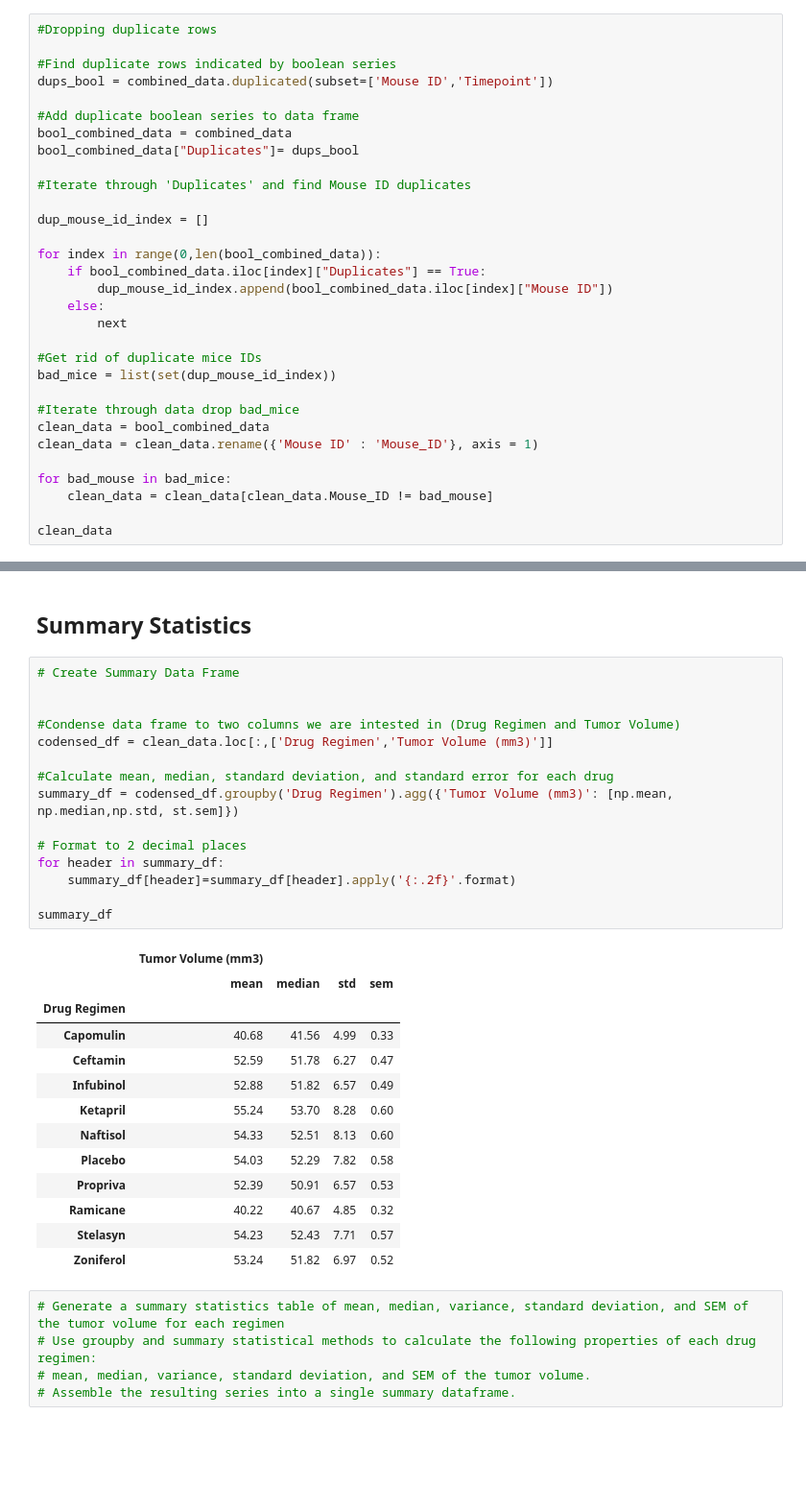
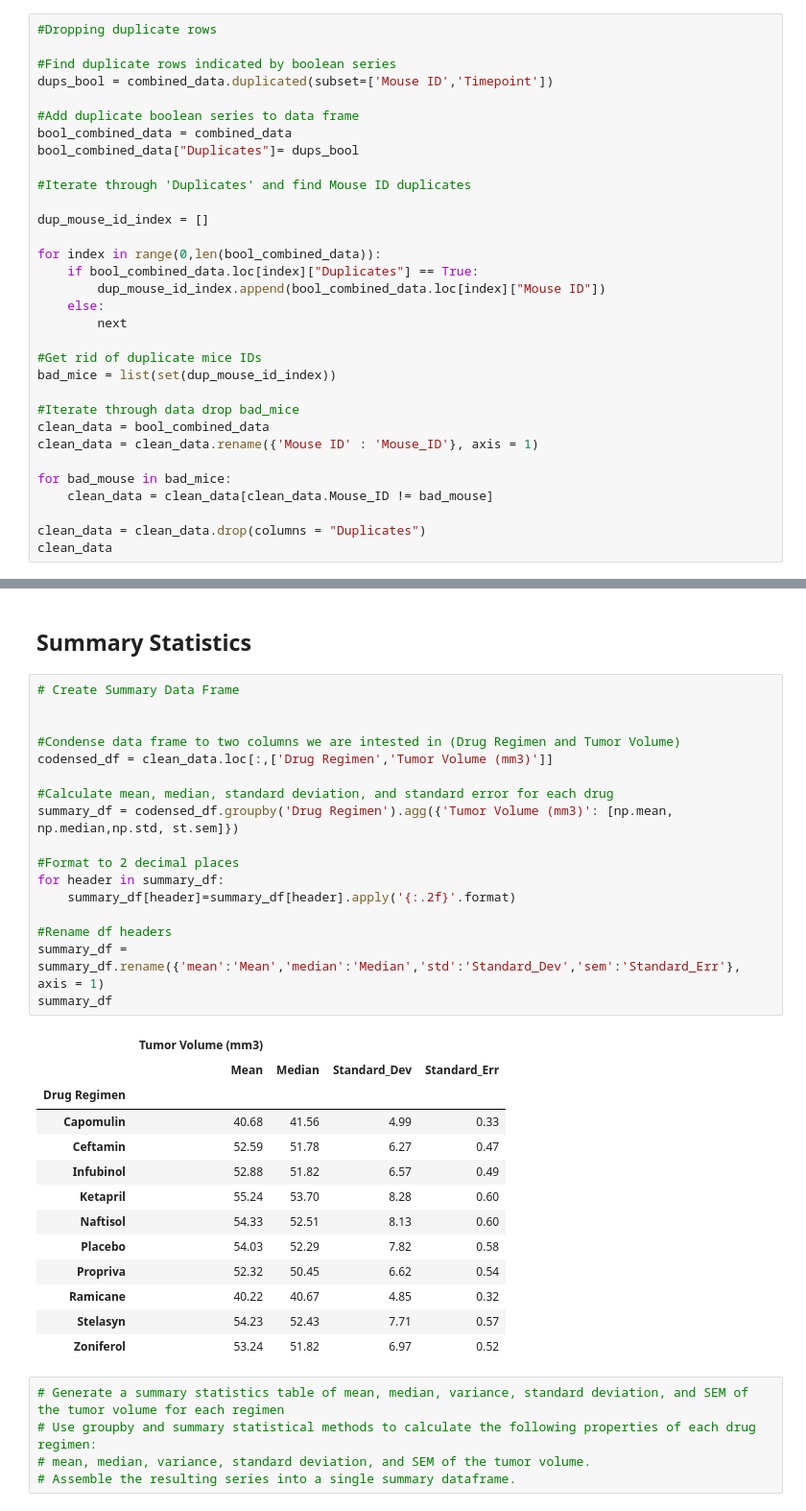
Before and after one commit to MahatmaK/Homework5, a Jupyter notebook: Pymaceuticals/pymaceuticals_starter.ipynb, the cells around one changed output, grey strips where cells are left out. Shown at 96% size. Saved outputs shown, nothing was run; the diff lists cells and outputs as text; blank space fills up the shorter version.

```diff
--- a/Pymaceuticals/pymaceuticals_starter.ipynb
+++ b/Pymaceuticals/pymaceuticals_starter.ipynb
@@ -49,8 +49,8 @@ bool_combined_data["Duplicates"]= dups_bool
 dup_mouse_id_index = []
 
 for index in range(0,len(bool_combined_data)):
-    if bool_combined_data.iloc[index]["Duplicates"] == True:
-        dup_mouse_id_index.append(bool_combined_data.iloc[index]["Mouse ID"])
+    if bool_combined_data.loc[index]["Duplicates"] == True:
+        dup_mouse_id_index.append(bool_combined_data.loc[index]["Mouse ID"])
     else:
         next
 
@@ -64,6 +64,7 @@ clean_data = clean_data.rename({'Mouse ID' : 'Mouse_ID'}, axis = 1)
 for bad_mouse in bad_mice:
     clean_data = clean_data[clean_data.Mouse_ID != bad_mouse]
 
+clean_data = clean_data.drop(columns = "Duplicates")
 clean_data
 # %% [output]
 |  | Mouse_ID | Timepoint | Tumor Volume (mm3) | Metastatic Sites | Drug Regimen | Sex | Age_months | ... |
@@ -94,21 +91,23 @@ num_mice
 # %%
 # Create Summary Data Frame
 
 
 #Condense data frame to two columns we are intested in (Drug Regimen and Tumor Volume)
 codensed_df = clean_data.loc[:,['Drug Regimen','Tumor Volume (mm3)']]
 
 #Calculate mean, median, standard deviation, and standard error for each drug
 summary_df = codensed_df.groupby('Drug Regimen').agg({'Tumor Volume (mm3)': [np.mean, np.median,np.std, st.sem]})
 
-# Format to 2 decimal places
+#Format to 2 decimal places
 for header in summary_df:
     summary_df[header]=summary_df[header].apply('{:.2f}'.format)
 
+#Rename df headers
+summary_df = summary_df.rename({'mean':'Mean','median':'Median','std':'Standard_Dev','sem':'Standard_Err'}, axis = 1)
 summary_df
 # %% [output]
 |  | Tumor Volume (mm3) |  |  |  |
-|  | mean | median | std | sem |
+|  | Mean | Median | Standard_Dev | Standard_Err |
 | Drug Regimen |  |  |  |  |
 | Capomulin | 40.68 | 41.56 | 4.99 | 0.33 |
 | Ceftamin | 52.59 | 51.78 | 6.27 | 0.47 |
@@ -116,7 +115,7 @@ summary_df
 | Ketapril | 55.24 | 53.70 | 8.28 | 0.60 |
 | Naftisol | 54.33 | 52.51 | 8.13 | 0.60 |
 | Placebo | 54.03 | 52.29 | 7.82 | 0.58 |
-| Propriva | 52.39 | 50.91 | 6.57 | 0.53 |
+| Propriva | 52.32 | 50.45 | 6.62 | 0.54 |
 | Ramicane | 40.22 | 40.67 | 4.85 | 0.32 |
 | Stelasyn | 54.23 | 52.43 | 7.71 | 0.57 |
 | Zoniferol | 53.24 | 51.82 | 6.97 | 0.52 |
```
Also changed, not shown: parts of 11 cells of this notebook.
